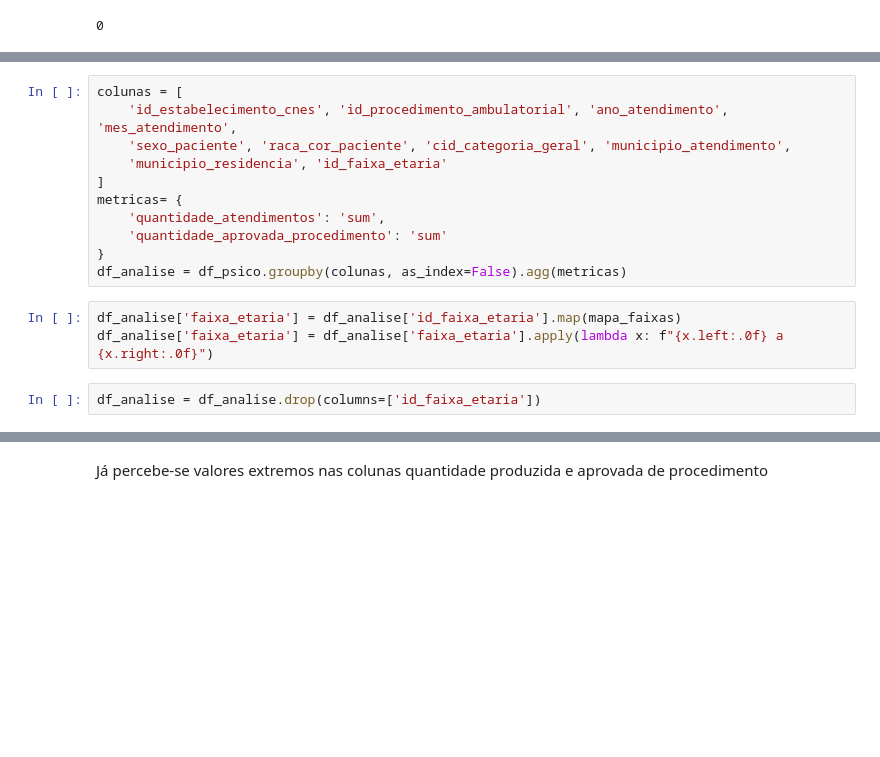
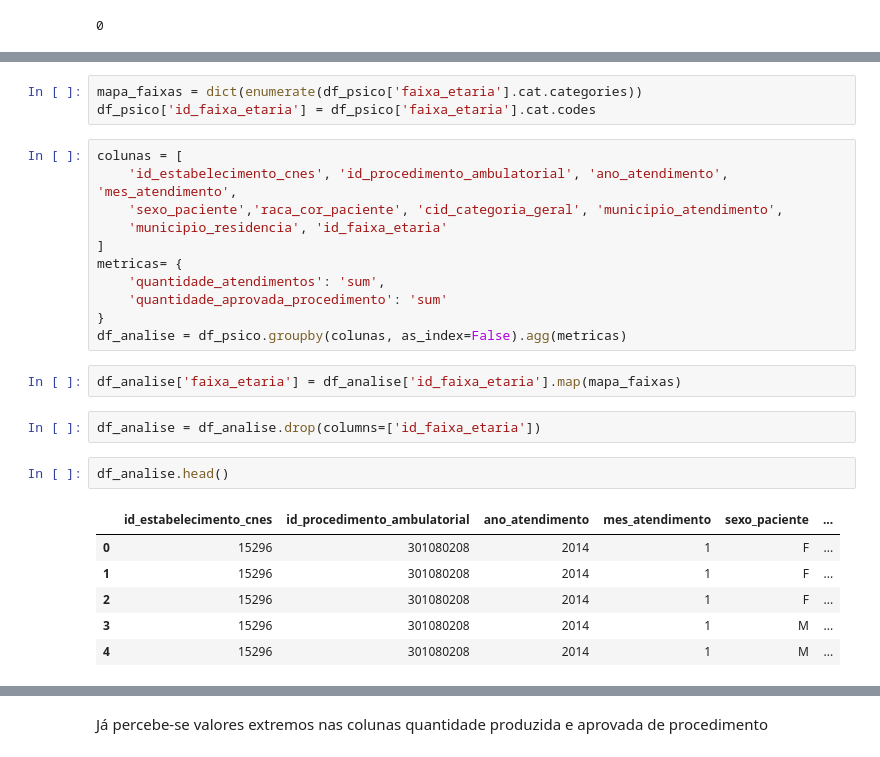
Before and after one commit to maria-exe/Saude-Mental-Curitiba-Regiao, a Jupyter notebook: notebooks/01-entendimento-e-limpeza.ipynb, the cells around one changed output, grey strips where cells are left out. Saved outputs shown, nothing was run; the diff lists cells and outputs as text; blank space fills up the shorter version.

```diff
--- a/notebooks/01-entendimento-e-limpeza.ipynb
+++ b/notebooks/01-entendimento-e-limpeza.ipynb
@@ -302,7 +289,10 @@ df_psico['id_faixa_etaria'] = df_psico['faixa_etaria'].cat.codes
+# %%
+mapa_faixas = dict(enumerate(df_psico['faixa_etaria'].cat.categories))
+df_psico['id_faixa_etaria'] = df_psico['faixa_etaria'].cat.codes
 # %%
 colunas = [
     'id_estabelecimento_cnes', 'id_procedimento_ambulatorial', 'ano_atendimento', 'mes_atendimento',
-    'sexo_paciente', 'raca_cor_paciente', 'cid_categoria_geral', 'municipio_atendimento',
+    'sexo_paciente','raca_cor_paciente', 'cid_categoria_geral', 'municipio_atendimento',
     'municipio_residencia', 'id_faixa_etaria'
 ]
 metricas= {
@@ -312,7 +302,15 @@ metricas= {
 df_analise = df_psico.groupby(colunas, as_index=False).agg(metricas)
 # %%
 df_analise['faixa_etaria'] = df_analise['id_faixa_etaria'].map(mapa_faixas)
-df_analise['faixa_etaria'] = df_analise['faixa_etaria'].apply(lambda x: f"{x.left:.0f} a {x.right:.0f}")
+# %%
+df_analise = df_analise.drop(columns=['id_faixa_etaria'])
 # %%
-df_analise = df_analise.drop(columns=['id_faixa_etaria'])
+df_analise.head()
+# %% [output]
+|  | id_estabelecimento_cnes | id_procedimento_ambulatorial | ano_atendimento | mes_atendimento | sexo_paciente | ... |
+| 0 | 15296 | 301080208 | 2014 | 1 | F | ... |
+| 1 | 15296 | 301080208 | 2014 | 1 | F | ... |
+| 2 | 15296 | 301080208 | 2014 | 1 | F | ... |
+| 3 | 15296 | 301080208 | 2014 | 1 | M | ... |
+| 4 | 15296 | 301080208 | 2014 | 1 | M | ... |
 # %% [markdown]
```
Also changed, not shown: parts of 22 cells of this notebook, 1 other file.
